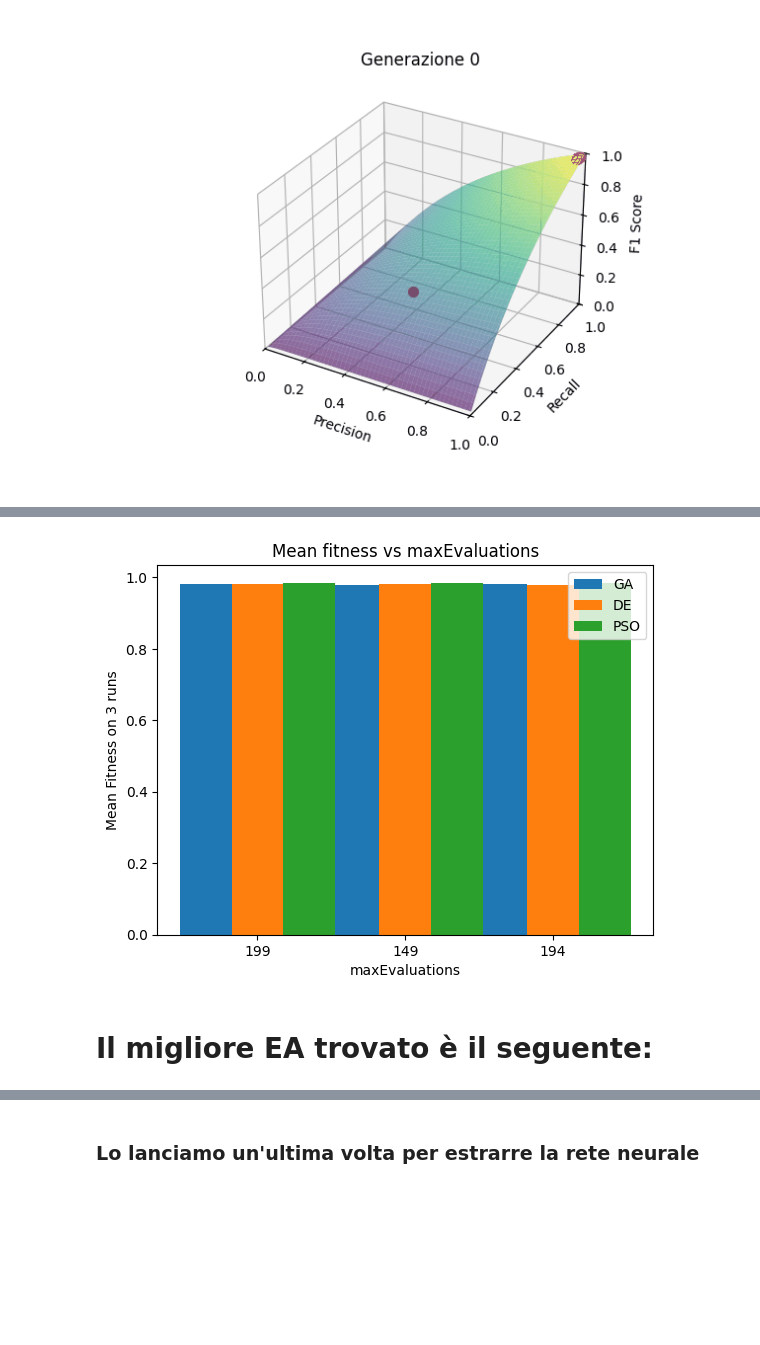
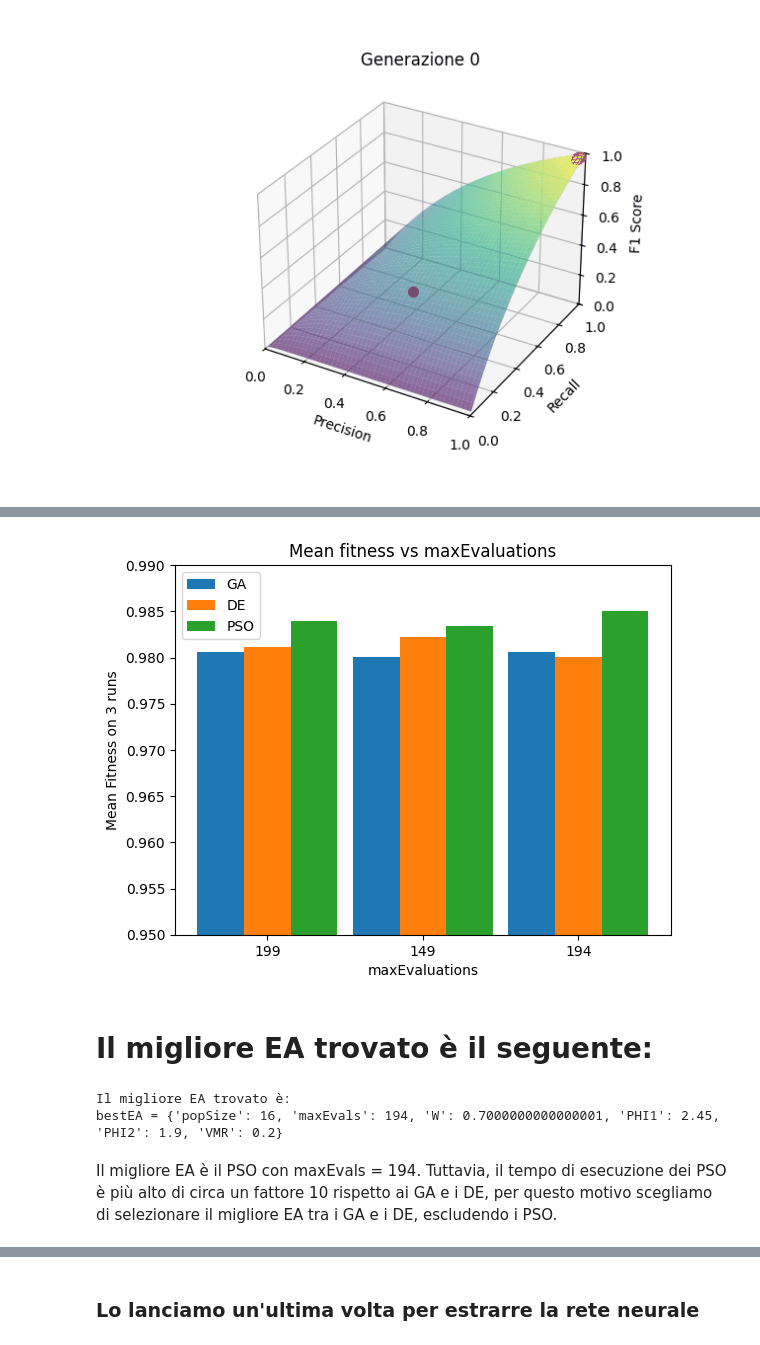
Before and after one commit to RayLeywin/Computational-Intelligence, a Jupyter notebook: Progetto_CI_finale.ipynb, the cells around one changed output, grey strips where cells are left out. Saved outputs shown, nothing was run; the diff lists cells and outputs as text; code cells hidden in the pictures; blank space fills up the shorter version.

```diff
--- a/Progetto_CI_finale.ipynb
+++ b/Progetto_CI_finale.ipynb
@@ -74,7 +137,7 @@ X_test_std = sc.transform(X_test)
 # %% [markdown]
 Inizializzazione della rete neurale usando MLPClassifier
 # %%
-mlp = MLPClassifier(hidden_layer_sizes=(10,10), max_iter=1000, activation="logistic", alpha=0.1, solver="sgd", learning_rate="constant", learning_rate_init=0.001, random_state=1, shuffle=True, tol=0.0001, verbose=True, warm_start=False)
+mlpc = MLPClassifier(hidden_layer_sizes=(5,5), max_iter=200, activation="identity", alpha=0.6,learning_rate_init=0.001, tol=0.001, verbose=False)
 
-mlp.fit(X_train_std, y_train)
+mlpc.fit(X_train_std, y_train)
 # %% [output]
@@ -100,10 +156,16 @@ MLPClassifier(activation='logistic', alpha=0.1, hidden_layer_sizes=(10, 10),
 # %% [markdown]
 Report di classificazione più confusion matrix
 # %%
-pred_val = mlp.predict(X_val_std)
+pred_val = mlpc.predict(X_val_std)
 c = confusion_matrix(pred_val, y_val)
+reportiniz= classification_report(pred_val, y_val, zero_division=0, output_dict=True)
 print(classification_report(pred_val, y_val, zero_division=0))
 print(c)
+f1_class0iniz = reportiniz["0"]["f1-score"]
+f1_class1iniz = reportiniz["1"]["f1-score"]
+print("")
+f1_weighted = (f1_class0iniz*nums_0 + f1_class1iniz*nums_1)/(nums_0 + nums_1)
+f1_weighted
 # %% [output]
               precision    recall  f1-score   support
 
@@ -2008,21 +2076,22 @@ Animazione salvata in evoluzione_PSO.gif
 # %%
-positions = np.arange(len(maxEvaluations))
+positions = np.arange(0, len(maxEvaluations) * 2, 2)
 labels = maxEvaluations
-width = 0.35
+width = 0.6
 
 rects1 = plt.bar(positions - width, fitnesses[0::3], width, label = "GA" )
 rects2 = plt.bar(positions, fitnesses[1::3], width, label = "DE")
 rects2 = plt.bar(positions + width,  fitnesses[2::3], width, label = "PSO")
 
 
 plt.gca().set_ylabel(f"Mean Fitness on {runs} runs")
 plt.gca().set_xlabel("maxEvaluations")
 plt.gca().set_title("Mean fitness vs maxEvaluations")
 plt.gca().set_xticks(positions)
+plt.gca().set_ylim(0.95, 0.99)
 plt.gca().set_xticklabels(labels)
 plt.legend()
 plt.show()
 # %% [output]
-[figure, old version]
+[figure, new version]
 # %% [markdown]
 # Il migliore EA trovato è il seguente:
@@ -2031,0 +2098,13 @@ BEST["maxEvals"] =
+# %%
+import copy
+
+bestf1_ind = fitnesses.index(max(fitnesses))
+bestEA = copy.deepcopy([hofGA, hofDE, hofPSO][bestf1_ind % 3])
+bestEA["maxEvals"] = maxEvaluations[bestf1_ind // 3]
+
+print(f"Il migliore EA trovato è: \n{bestEA = }")
+# %% [output]
+Il migliore EA trovato è:
+bestEA = {'popSize': 16, 'maxEvals': 194, 'W': 0.7000000000000001, 'PHI1': 2.45, 'PHI2': 1.9, 'VMR': 0.2}
+# %% [markdown]
+Il migliore EA è il PSO con maxEvals = 194. Tuttavia, il tempo di esecuzione dei PSO è più alto di circa un fattore 10 rispetto ai GA e i DE, per questo motivo scegliamo di selezionare il migliore EA tra i GA e i DE, escludendo i PSO.
```
Also changed, not shown: parts of 17 cells of this notebook, 2 other files.
